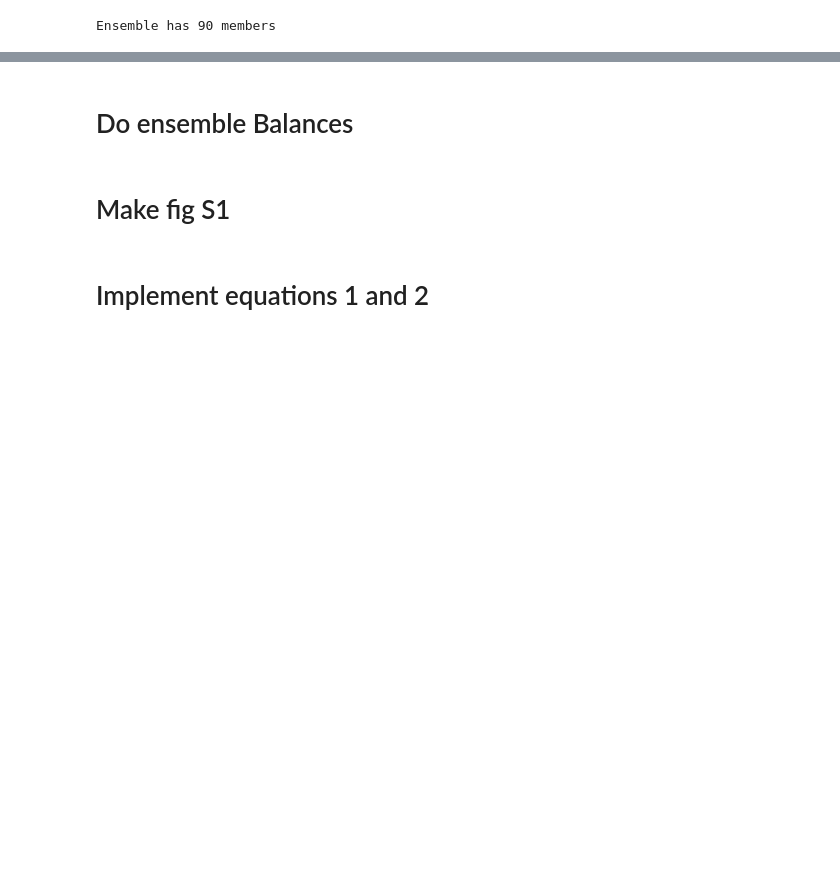
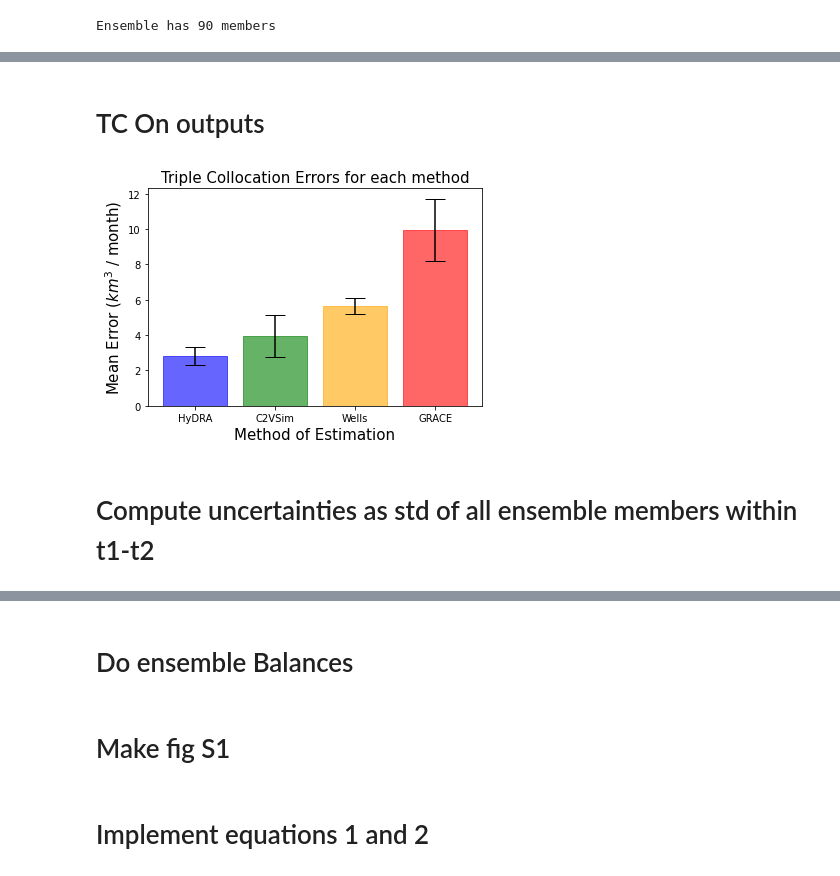
Before and after one commit to kashingtonDC/HyDRA, a Jupyter notebook: code/04a_Figures_Revised.ipynb, the cells around one changed output, grey strips where cells are left out. Cells and saved outputs as stored; diff of their text form; code cells hidden in the pictures; blank space fills up the shorter version.

```diff
--- a/code/04a_Figures_Revised.ipynb
+++ b/code/04a_Figures_Revised.ipynb
@@ -911,6 +1009,6 @@ grs_c2v = pd.merge(grace_rs2, wbdf['c2vsim_ds'],left_index = True, right_index =
 fin_dsdf = pd.merge(grs_c2v, wells,left_index = True, right_index = True, how = 'outer')
 # %%
-fin_dsdf.drop(['grace_min','grace_max'], axis = 1, inplace = True)
+# fin_dsdf.drop(['grace_min','grace_max'], axis = 1, inplace = True)
 # %%
 
 d1s,d1e = '2006-10-01', '2009-09-30'
@@ -1005,0 +1451,2 @@ plt.tight_layout()
+# %% [markdown]
+# TC On outputs
@@ -1005,0 +1456,47 @@ plt.tight_layout()
+# %%
+tc_mask = (fin_dsdf.index > startidx) & (fin_dsdf.index <= endidx)
+
+rs_ds = fin_dsdf['cv_ds'][tc_mask].values
+wells_ds = fin_dsdf['wells_ds_km3'][tc_mask].interpolate(how = 'linear').values
+c2vsim_ds = fin_dsdf['c2vsim_ds'][tc_mask].values
+grace_ds = fin_dsdf['grace_mean'][tc_mask].values
+
+tc_dat = [rs_ds, c2vsim_ds, wells_ds, grace_ds]
+tc_dict = dict(zip(['HyDRA',  'C2VSim', 'Wells', 'GRACE'], tc_dat))
+
+combos=combinations(tc_dict, 3)
+
+err_dict = {k:[] for k in tc_dict}
+
+for idx,i in enumerate(combos):
+
+    x = tc_dict[i[0]]
+    y = tc_dict[i[1]]
+    z = tc_dict[i[2]]
+
+    y_scaled = scale_to_ref(y,x)
+    z_scaled = scale_to_ref(z,x)
+
+    e_x, e_y, e_z = calc_tc_error(x, y_scaled, z_scaled)
+
+    err_dict[i[0]].append(e_x)
+    err_dict[i[1]].append(e_y)
+    err_dict[i[2]].append(e_z)
+# %%
+mean_errs = {k:np.mean(v) for k,v in err_dict.items()}
+std_errs = {k:np.std(v) for k,v in err_dict.items()}
+
+bars = plt.bar(mean_errs.keys(), mean_errs.values(),
+               yerr=list(std_errs.values()),  ecolor='black', capsize=10, alpha =0.6, align='center')
+bars[0].set_color('blue')
+bars[1].set_color('green')
+bars[2].set_color('orange')
+bars[-1].set_color('red')
+plt.ylabel("Mean Error ($km^3$ / month)", size = 15)
+plt.xlabel("Method of Estimation", size = 15)
+plt.title("Triple Collocation Errors for each method", size = 15)
+plt.show()
+# %% [output]
+[figure, added]
+# %% [markdown]
+# Compute uncertainties as std of all ensemble members within t1-t2
```
Also changed, not shown: parts of 30 cells of this notebook.
